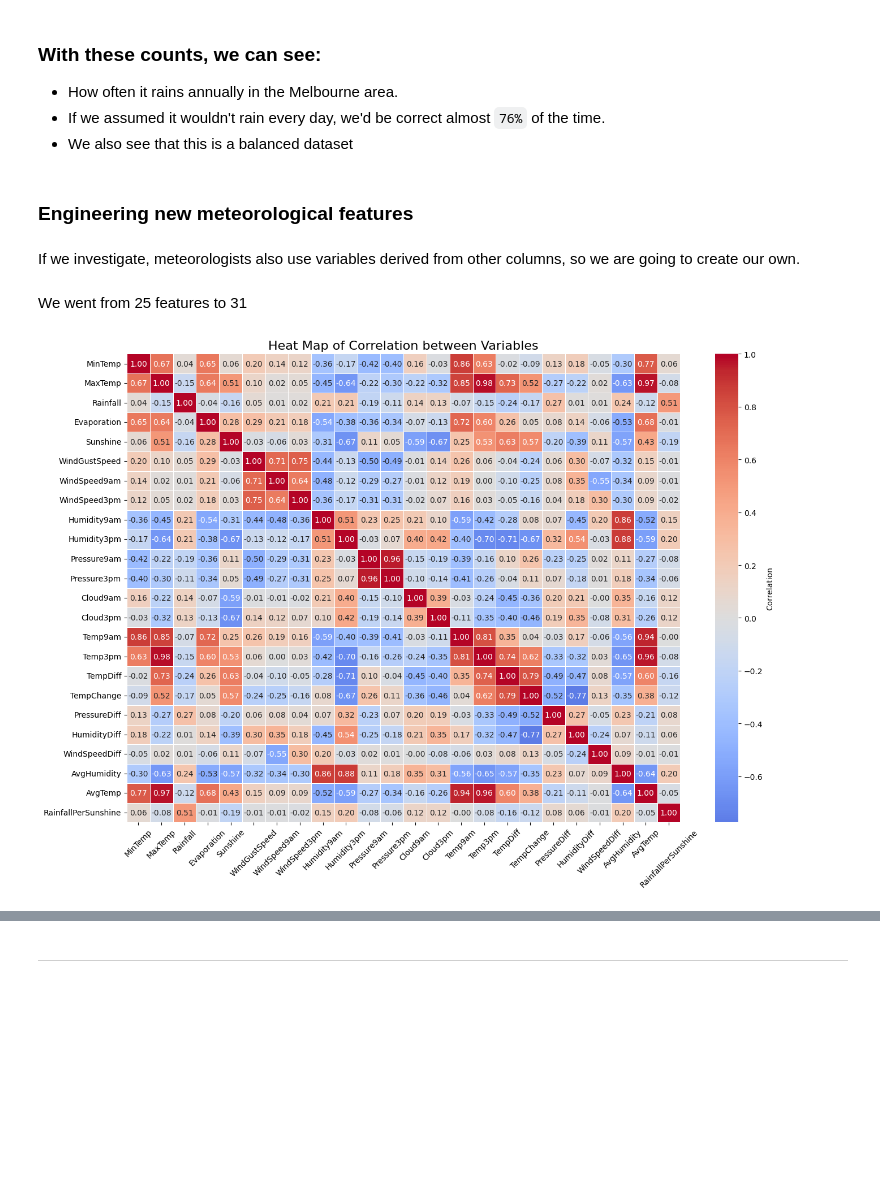
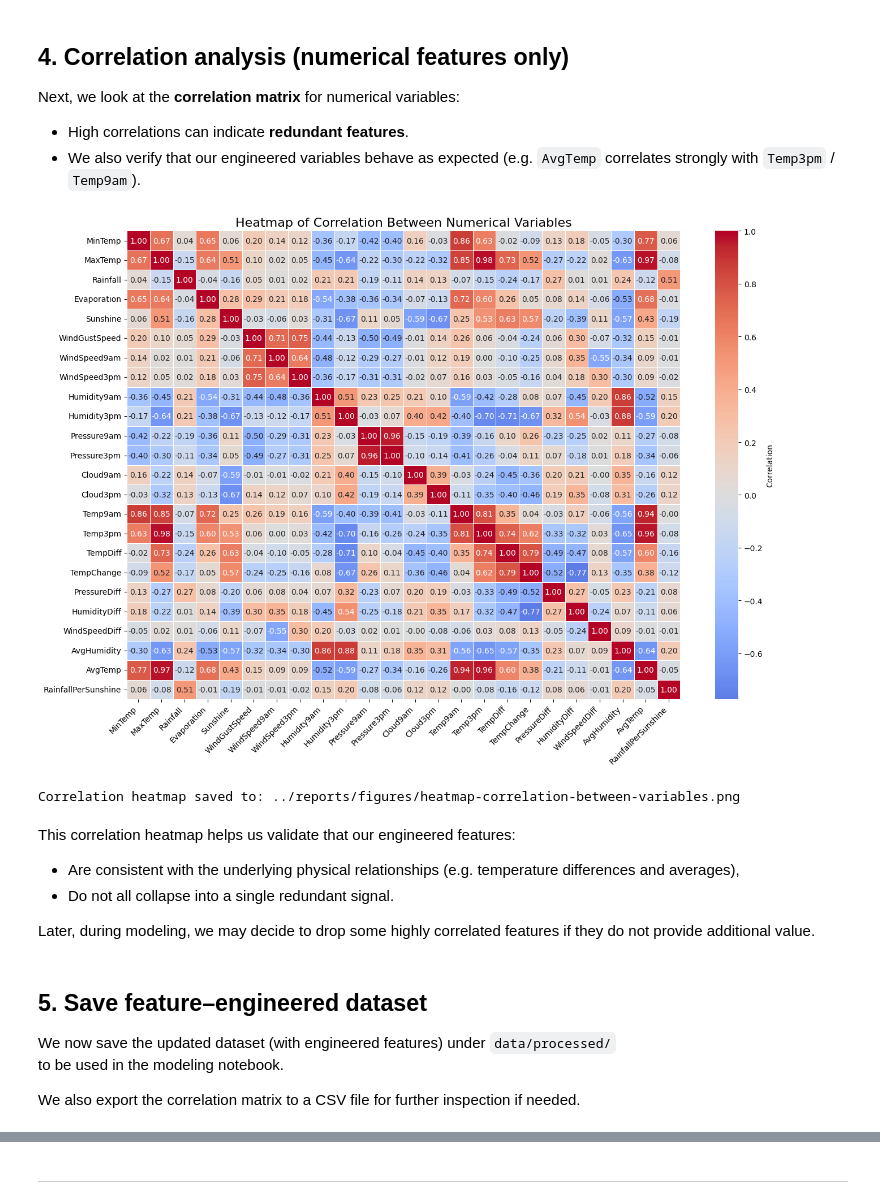
Before and after one commit to flavioaguirre/precipi-check, a Jupyter notebook: notebooks/03-feature-engineering.ipynb, the cells around one changed output, grey strips where cells are left out. Saved outputs shown, nothing was run; the diff lists cells and outputs as text; code cells hidden in the pictures; blank space fills up the shorter version.

Commit message:
refactor: enhance 03-feature-engineering with domain-driven features and correlation analysis

```diff
--- a/notebooks/03-feature-engineering.ipynb
+++ b/notebooks/03-feature-engineering.ipynb
@@ -17,4 +28,11 @@ import seaborn as sns
 import warnings
 warnings.filterwarnings("ignore")
 # %%
-df = pd.read_csv("../../data/processed/weatherAUS-data-clean.csv")
+# Load the cleaned dataset from the previous step
+input_path = "../data/processed/weatherAUS-data-clean.csv"
+df = pd.read_csv(input_path)
+
+print(f"Data loaded from {input_path}")
+print(f"Shape: {df.shape[0]} rows x {df.shape[1]} columns")
+
+df.head()
@@ -56,9 +128,50 @@ Name: proportion, dtype: float64
 # %% [markdown]
-### With these counts, we can see:
-- How often it rains annually in the Melbourne area.
-- If we assumed it wouldn't rain every day, we'd be correct almost ``76%`` of the time.
-- We also see that this is a balanced dataset
+## 4. Correlation analysis (numerical features only)
+
+Next, we look at the **correlation matrix** for numerical variables:
+
+- High correlations can indicate **redundant features**.
+- We also verify that our engineered variables behave as expected (e.g. `AvgTemp` correlates strongly with `Temp3pm` / `Temp9am`).
+# %%
+# Correlation matrix for numerical variables only
+corr = df.corr(numeric_only=True)
+
+plt.figure(figsize=(14, 10))
+sns.heatmap(
+    corr,
+    annot=True,
+    fmt=".2f",
+    cmap="coolwarm",
+    center=0,
+    linewidths=0.5,
+    cbar_kws={"label": "Correlation"}
+)
+plt.title("Heatmap of Correlation Between Numerical Variables", fontsize=16)
+plt.xticks(rotation=45, ha="right")
+plt.yticks(rotation=0)
+plt.tight_layout()
+
+fig_dir = "../reports/figures/"
+os.makedirs(fig_dir, exist_ok=True)
+fig_path = os.path.join(fig_dir, "heatmap-correlation-between-variables.png")
+plt.savefig(fig_path, dpi=300)
+plt.show()
+
+print(f"Correlation heatmap saved to: {fig_path}")
+# %% [output]
+[figure, added]
+Correlation heatmap saved to: ../reports/figures/heatmap-correlation-between-variables.png
 # %% [markdown]
-### Engineering new meteorological features
+This correlation heatmap helps us validate that our engineered features:
+
+- Are consistent with the underlying physical relationships (e.g. temperature differences and averages),
+- Do not all collapse into a single redundant signal.
+
+Later, during modeling, we may decide to drop some highly correlated features if they do not provide additional value.
 # %% [markdown]
-If we investigate, meteorologists also use variables derived from other columns, so we are going to create our own.
+## 5. Save feature–engineered dataset
+
+We now save the updated dataset (with engineered features) under `data/processed/`
+to be used in the modeling notebook.
+
+We also export the correlation matrix to a CSV file for further inspection if needed.
@@ -85,17 +177,0 @@ df['RainfallPerSunshine'] = df['Rainfall'] / (df['Sunshine'] + 0.1) # avoid divi
-# %% [markdown]
-We went from 25 features to 31
-# %%
-# Numeric variables only
-corr = df.corr(numeric_only=True)
-
-plt.figure(figsize=(14,10))
-sns.heatmap(corr, annot=True, fmt=".2f", cmap='coolwarm', center=0,
-            linewidths=0.5, cbar_kws={'label': 'Correlation'})
-plt.title("Heat Map of Correlation between Variables", fontsize=16)
-plt.xticks(rotation=45)
-plt.yticks(rotation=0)
-plt.tight_layout()
-plt.savefig("../../reports/figures/heatmap-correlation-between-variables.png", dpi=300)
-plt.show()
-# %% [output]
-[figure, removed]
```
Also changed, not shown: parts of 20 cells of this notebook, 4 other files.
